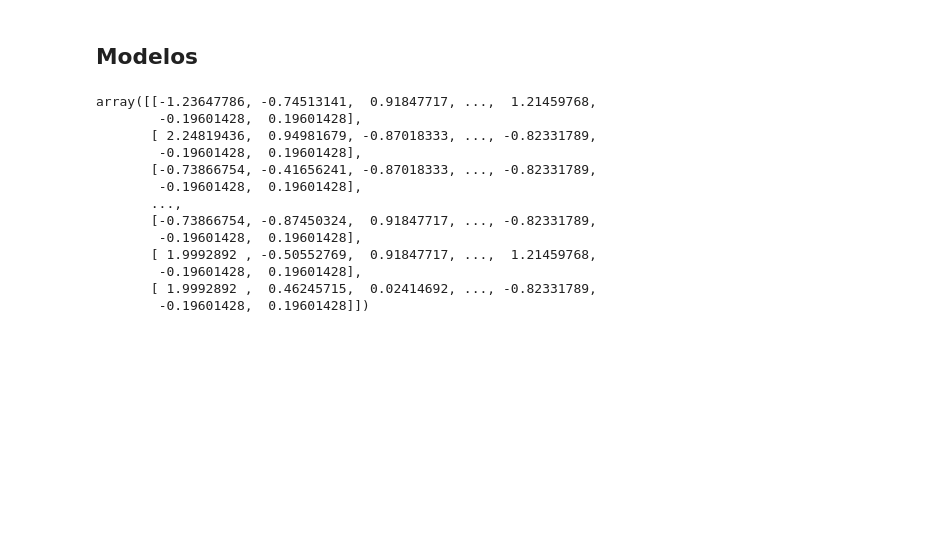
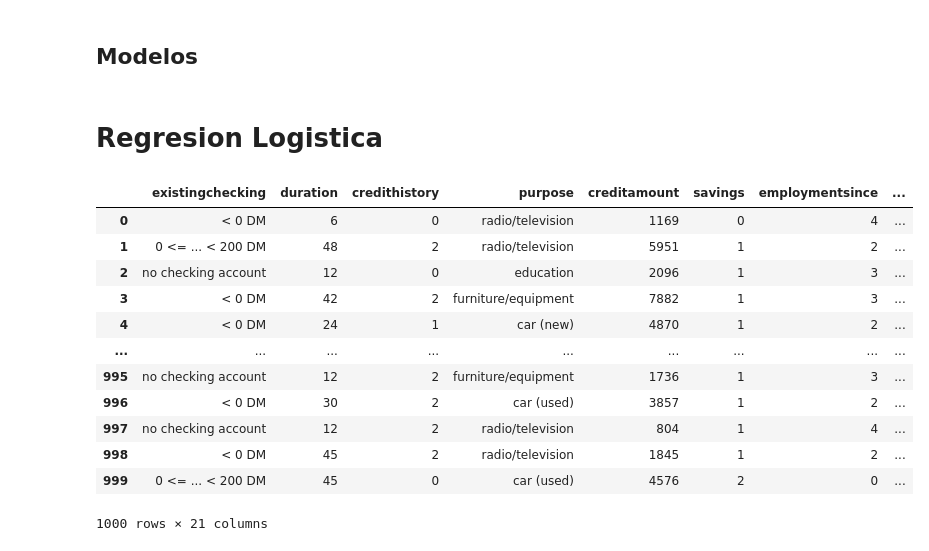
Before and after one commit to adelgado24/IA, a Jupyter notebook: primera_practica/TP_Aprendizaje_Supervisado.ipynb, the cells around one changed output. Drawn from its saved outputs; the diff is of its cells as text; code cells hidden in the pictures; blank space fills up the shorter version.

Commit message:
logistic

```diff
--- a/primera_practica/TP_Aprendizaje_Supervisado.ipynb
+++ b/primera_practica/TP_Aprendizaje_Supervisado.ipynb
@@ -530,20 +528,19 @@ y = df_dummies['target']
-# %%
-#StandardScaler
-scaler = StandardScaler()
-X_std = scaler.fit_transform(X)
-X_std
-# %% [output]
-array([[-1.23647786, -0.74513141,  0.91847717, ...,  1.21459768,
-        -0.19601428,  0.19601428],
-       [ 2.24819436,  0.94981679, -0.87018333, ..., -0.82331789,
-        -0.19601428,  0.19601428],
-       [-0.73866754, -0.41656241, -0.87018333, ..., -0.82331789,
-        -0.19601428,  0.19601428],
-       ...,
-       [-0.73866754, -0.87450324,  0.91847717, ..., -0.82331789,
-        -0.19601428,  0.19601428],
-       [ 1.9992892 , -0.50552769,  0.91847717, ...,  1.21459768,
-        -0.19601428,  0.19601428],
-       [ 1.9992892 ,  0.46245715,  0.02414692, ..., -0.82331789,
-        -0.19601428,  0.19601428]])
+# %% [markdown]
+# Regresion Logistica
+# %%
+df_ordinales
+# %% [output]
+|  | existingchecking | duration | credithistory | purpose | creditamount | savings | employmentsince | ... |
+| 0 | < 0 DM | 6 | 0 | radio/television | 1169 | 0 | 4 | ... |
+| 1 | 0 <= ... < 200 DM | 48 | 2 | radio/television | 5951 | 1 | 2 | ... |
+| 2 | no checking account | 12 | 0 | education | 2096 | 1 | 3 | ... |
+| 3 | < 0 DM | 42 | 2 | furniture/equipment | 7882 | 1 | 3 | ... |
+| 4 | < 0 DM | 24 | 1 | car (new) | 4870 | 1 | 2 | ... |
+| ... | ... | ... | ... | ... | ... | ... | ... | ... |
+| 995 | no checking account | 12 | 2 | furniture/equipment | 1736 | 1 | 3 | ... |
+| 996 | < 0 DM | 30 | 2 | car (used) | 3857 | 1 | 2 | ... |
+| 997 | no checking account | 12 | 2 | radio/television | 804 | 1 | 4 | ... |
+| 998 | < 0 DM | 45 | 2 | radio/television | 1845 | 1 | 2 | ... |
+| 999 | 0 <= ... < 200 DM | 45 | 0 | car (used) | 4576 | 2 | 0 | ... |
+1000 rows × 21 columns
 # %%
```
Also changed, not shown: parts of 18 cells of this notebook.
